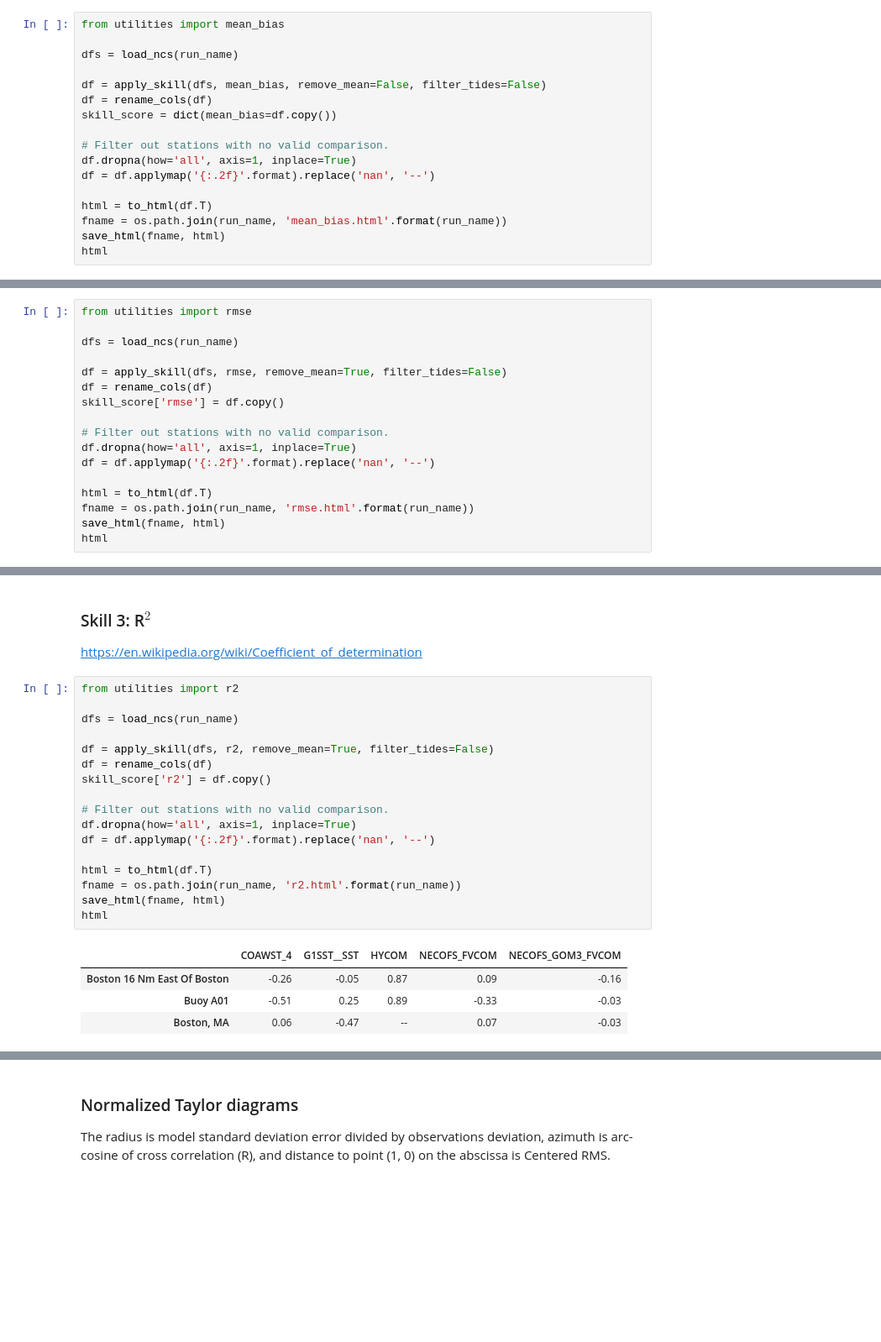
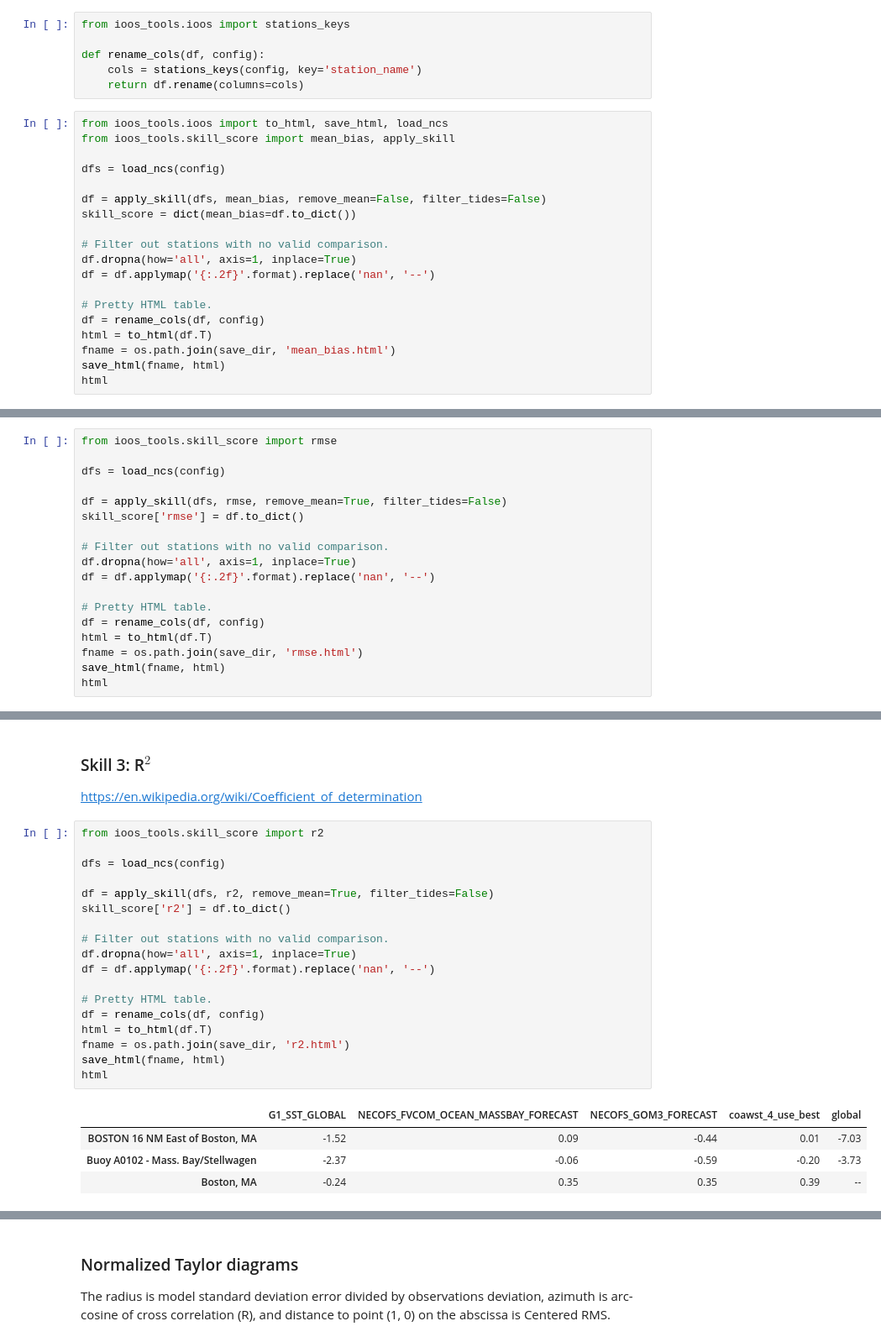
Before and after one commit to ocefpaf/boston_light_swim_split_notebooks, a Jupyter notebook: 01-skill_score.ipynb, the cells around one changed output, grey strips where cells are left out. Shown at 84% size. Saved outputs shown, nothing was run; the diff lists cells and outputs as text; blank space fills up the shorter version.

```diff
--- a/01-skill_score.ipynb
+++ b/01-skill_score.ipynb
@@ -78,21 +32,29 @@ It is possible to introduce a Mean Bias in the model due to a mismatch of the
 boundary forcing and the model interior.
 
 $$ \text{MB} = \mathbf{\overline{m}} - \mathbf{\overline{o}}$$
+# %%
+from ioos_tools.ioos import stations_keys
+
+def rename_cols(df, config):
+    cols = stations_keys(config, key='station_name')
+    return df.rename(columns=cols)
 # %%
-from utilities import mean_bias
+from ioos_tools.ioos import to_html, save_html, load_ncs
+from ioos_tools.skill_score import mean_bias, apply_skill
 
-dfs = load_ncs(run_name)
+dfs = load_ncs(config)
 
 df = apply_skill(dfs, mean_bias, remove_mean=False, filter_tides=False)
-df = rename_cols(df)
-skill_score = dict(mean_bias=df.copy())
+skill_score = dict(mean_bias=df.to_dict())
 
 # Filter out stations with no valid comparison.
 df.dropna(how='all', axis=1, inplace=True)
 df = df.applymap('{:.2f}'.format).replace('nan', '--')
 
+# Pretty HTML table.
+df = rename_cols(df, config)
 html = to_html(df.T)
-fname = os.path.join(run_name, 'mean_bias.html'.format(run_name))
+fname = os.path.join(save_dir, 'mean_bias.html')
 save_html(fname, html)
 html
 # %% [output]
@@ -109,20 +71,21 @@ $$ \text{CRMS} = \sqrt{\left(\mathbf{m'} - \mathbf{o'}\right)^2}$$
 
 where: $\mathbf{m'} = \mathbf{m} - \mathbf{\overline{m}}$ and $\mathbf{o'} = \mathbf{o} - \mathbf{\overline{o}}$
 # %%
-from utilities import rmse
+from ioos_tools.skill_score import rmse
 
-dfs = load_ncs(run_name)
+dfs = load_ncs(config)
 
 df = apply_skill(dfs, rmse, remove_mean=True, filter_tides=False)
-df = rename_cols(df)
-skill_score['rmse'] = df.copy()
+skill_score['rmse'] = df.to_dict()
 
 # Filter out stations with no valid comparison.
 df.dropna(how='all', axis=1, inplace=True)
 df = df.applymap('{:.2f}'.format).replace('nan', '--')
 
+# Pretty HTML table.
+df = rename_cols(df, config)
 html = to_html(df.T)
-fname = os.path.join(run_name, 'rmse.html'.format(run_name))
+fname = os.path.join(save_dir, 'rmse.html')
 save_html(fname, html)
 html
 # %% [output]
@@ -134,24 +97,25 @@ html
 ### Skill 3: R$^2$
 https://en.wikipedia.org/wiki/Coefficient_of_determination
 # %%
-from utilities import r2
+from ioos_tools.skill_score import r2
 
-dfs = load_ncs(run_name)
+dfs = load_ncs(config)
 
 df = apply_skill(dfs, r2, remove_mean=True, filter_tides=False)
-df = rename_cols(df)
-skill_score['r2'] = df.copy()
+skill_score['r2'] = df.to_dict()
 
 # Filter out stations with no valid comparison.
 df.dropna(how='all', axis=1, inplace=True)
 df = df.applymap('{:.2f}'.format).replace('nan', '--')
 
+# Pretty HTML table.
+df = rename_cols(df, config)
 html = to_html(df.T)
-fname = os.path.join(run_name, 'r2.html'.format(run_name))
+fname = os.path.join(save_dir, 'r2.html')
 save_html(fname, html)
 html
 # %% [output]
-|  | COAWST_4 | G1SST__SST | HYCOM | NECOFS_FVCOM | NECOFS_GOM3_FVCOM |
-| Boston 16 Nm East Of Boston | -0.26 | -0.05 | 0.87 | 0.09 | -0.16 |
-| Buoy A01 | -0.51 | 0.25 | 0.89 | -0.33 | -0.03 |
-| Boston, MA | 0.06 | -0.47 | -- | 0.07 | -0.03 |
+|  | G1_SST_GLOBAL | NECOFS_FVCOM_OCEAN_MASSBAY_FORECAST | NECOFS_GOM3_FORECAST | coawst_4_use_best | global |
+| BOSTON 16 NM East of Boston, MA | -1.52 | 0.09 | -0.44 | 0.01 | -7.03 |
+| Buoy A0102 - Mass. Bay/Stellwagen | -2.37 | -0.06 | -0.59 | -0.20 | -3.73 |
+| Boston, MA | -0.24 | 0.35 | 0.35 | 0.39 | -- |
```
Also changed, not shown: parts of 12 cells of this notebook, 11 other files.
